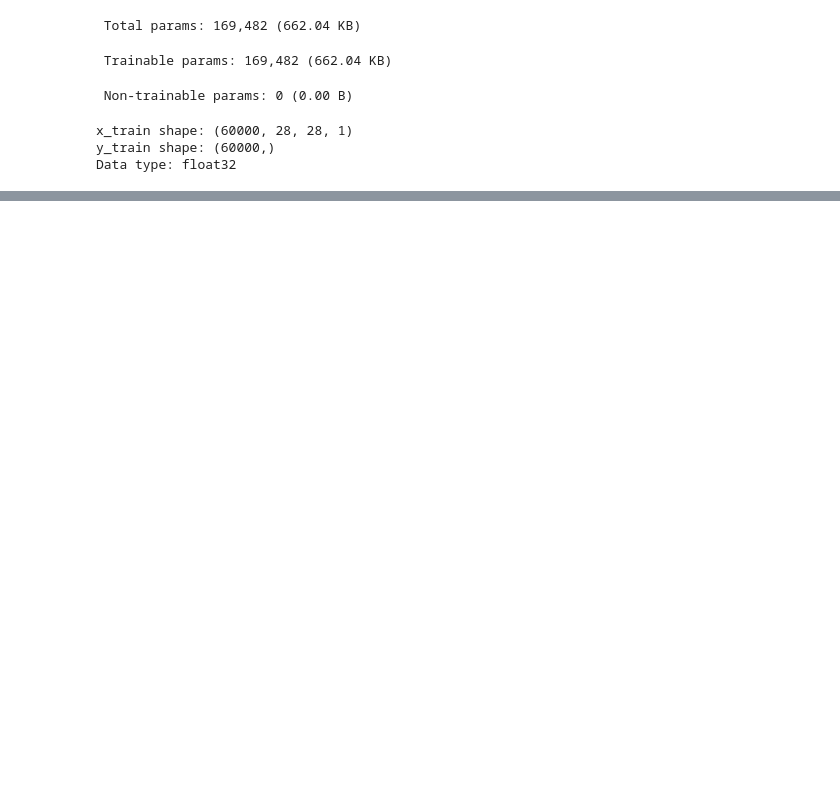
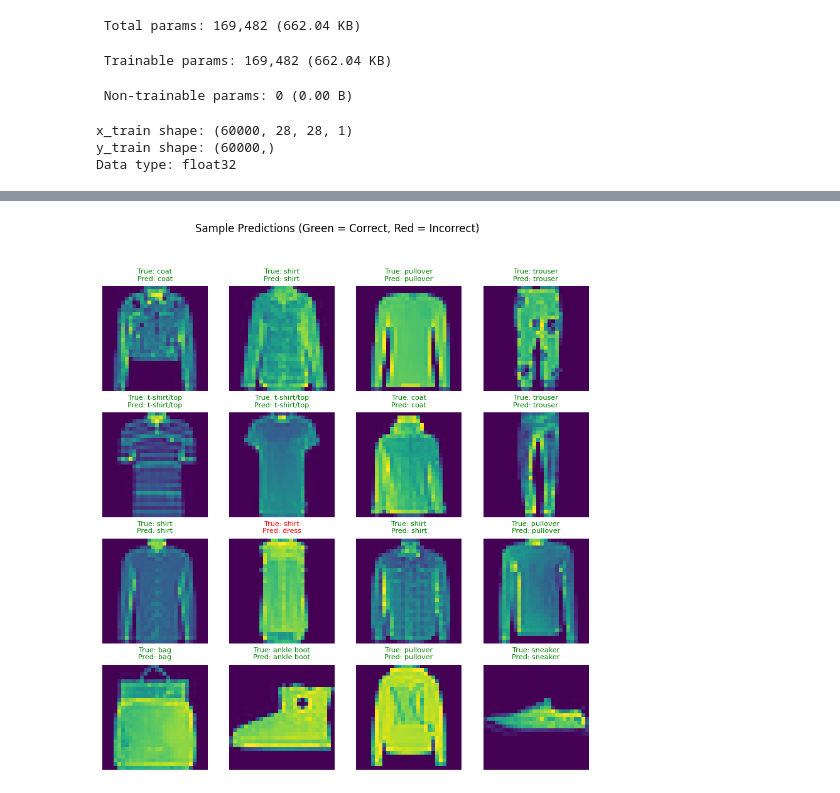
Before and after one commit to norahDo2/arti560-computer-vision-labs, a Jupyter notebook: lab01-image-classification-cnn/lab01-image-classification-cnn-exercise.ipynb, the cells around one changed output, grey strips where cells are left out. Cells and saved outputs as stored; diff of their text form; code cells hidden in the pictures; blank space fills up the shorter version.

```diff
--- a/lab01-image-classification-cnn/lab01-image-classification-cnn-exercise.ipynb
+++ b/lab01-image-classification-cnn/lab01-image-classification-cnn-exercise.ipynb
@@ -154,0 +203,16 @@ test_loss, test_acc = model.evaluate(x_test, y_test)
+# %%
+# Plot sample images with their predicted and true labels
+plt.figure(figsize=(10, 10))
+for i in range(16):
+    index = np.random.randint(0, len(x_test))
+    plt.subplot(4, 4, i + 1)
+    plt.imshow(x_test[index])
+    true_label = class_names[y_true_classes[index]]
+    pred_label = class_names[y_pred_classes[index]]
+    color = 'green' if true_label == pred_label else 'red'
+    plt.title(f"True: {true_label}\nPred: {pred_label}", color=color, fontsize=8)
+    plt.axis("off")
+plt.suptitle("Sample Predictions (Green = Correct, Red = Incorrect)")
+plt.show()
+# %% [output]
+[figure, added]
```
Also changed, not shown: parts of 6 cells of this notebook.
